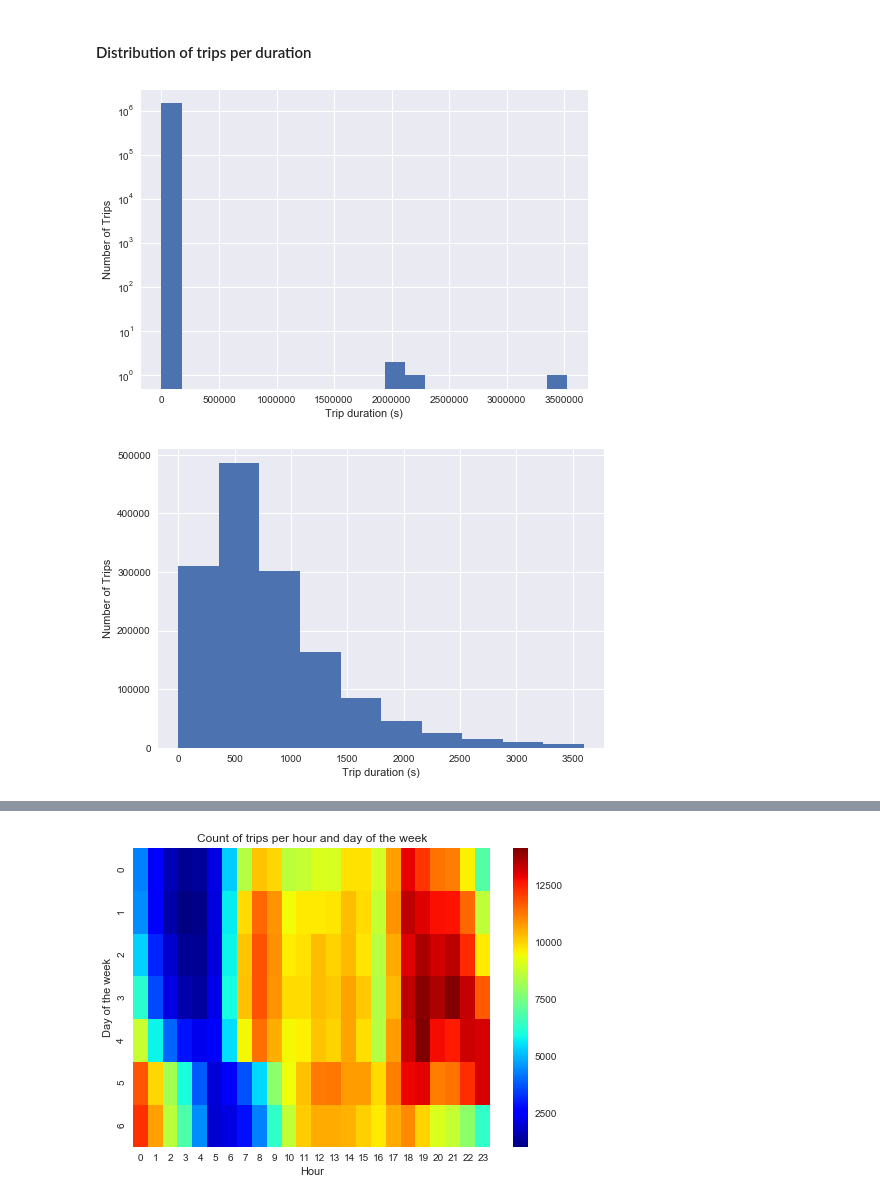
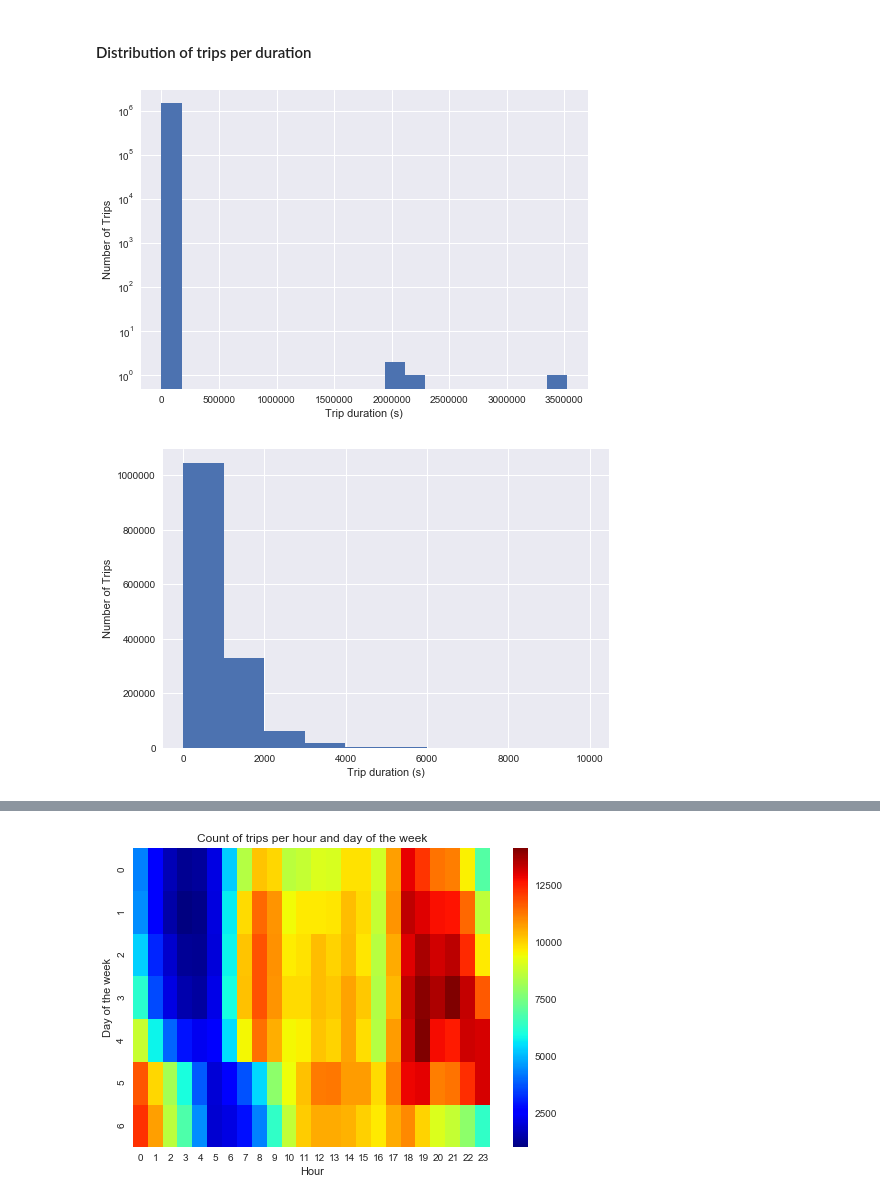
Before and after one commit to AlexGomesDS/New-York-City-Taxi-Trip-Duration, a Jupyter notebook: notebook.ipynb, the cells around one changed output, grey strips where cells are left out. Drawn from its saved outputs; the diff is of its cells as text; code cells hidden in the pictures.

```diff
--- a/notebook.ipynb
+++ b/notebook.ipynb
@@ -74,6 +74,10 @@ def append_features(dataset):
     dataset_eng['distance'] = np.sqrt(
                                     (dataset_eng.dropoff_latitude - dataset_eng.pickup_latitude).pow(2) +
                                     (dataset_eng.dropoff_longitude - dataset_eng.pickup_longitude).pow(2) )
+
+    dataset_eng['Manh_distance'] = (
+                                    (dataset_eng.dropoff_latitude - dataset_eng.pickup_latitude).abs() +
+                                    (dataset_eng.dropoff_longitude - dataset_eng.pickup_longitude).abs() )
     #the following features only apply for the training set
     if 'dropoff_datetime' in dataset.columns:
         dataset_eng['dropoff_datetime'] = dataset_eng.dropoff_datetime.apply(lambda x: datetime.strptime(x,'%Y-%m-%d %H:%M:%S'))
@@ -97,13 +101,13 @@ train_eng.describe()
 # %%
 fig1 = train_eng.trip_duration.hist(bins = 20,log=True)
 fig1.set_xlabel("Trip duration (s)")
 fig1.set_ylabel("Number of Trips")
 plt.show()
 
-fig2 = train_eng[train_eng['trip_duration']<3600*1].trip_duration.hist()
+fig2 = train_eng[train_eng['trip_duration']<10000].trip_duration.hist()
 fig2.set_xlabel("Trip duration (s)")
 fig2.set_ylabel("Number of Trips")
 plt.show()
 # %% [output]
 [figure]
-[figure, old version]
+[figure, new version]
```
Also changed, not shown: parts of 2 cells of this notebook, 3 other files.
